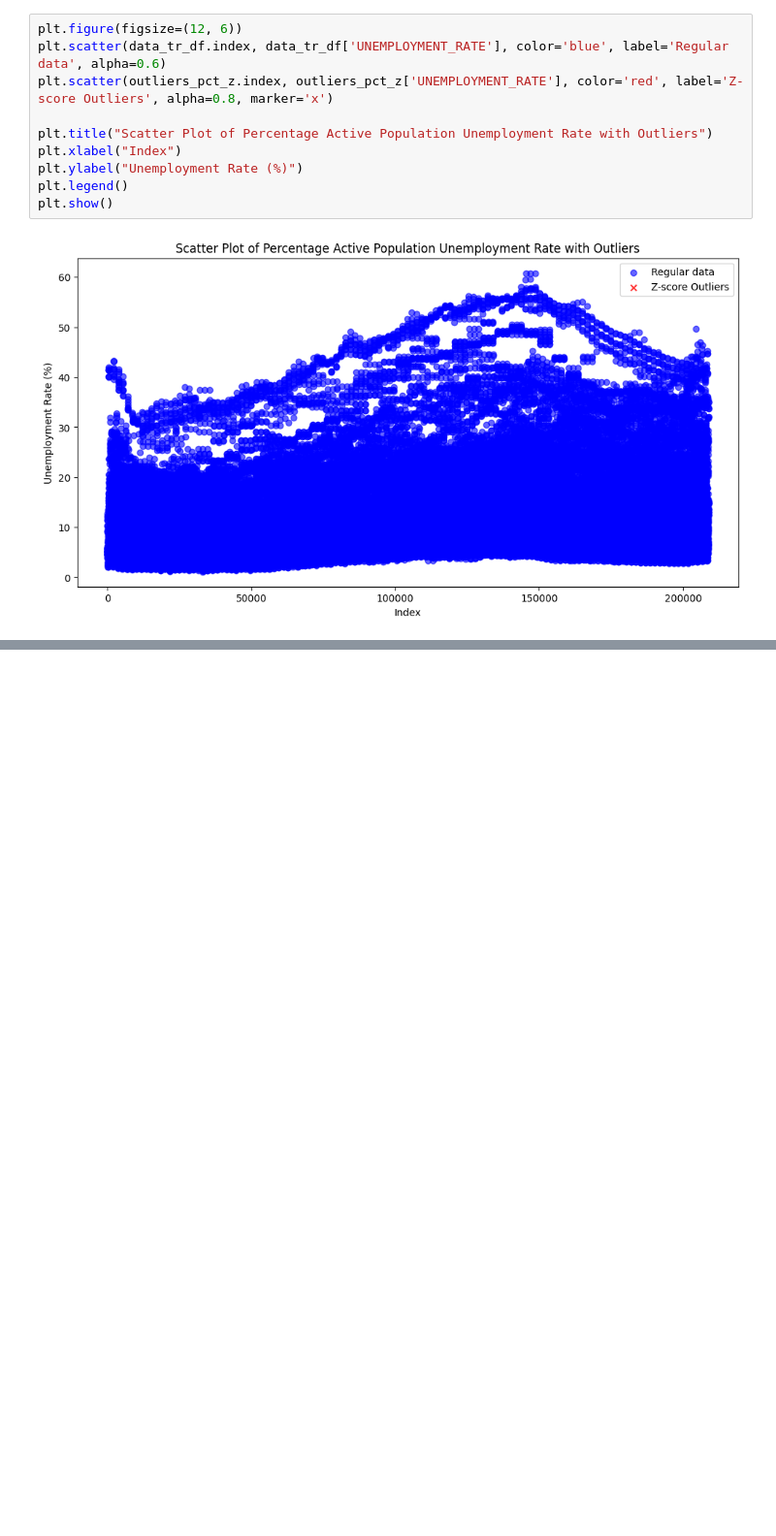
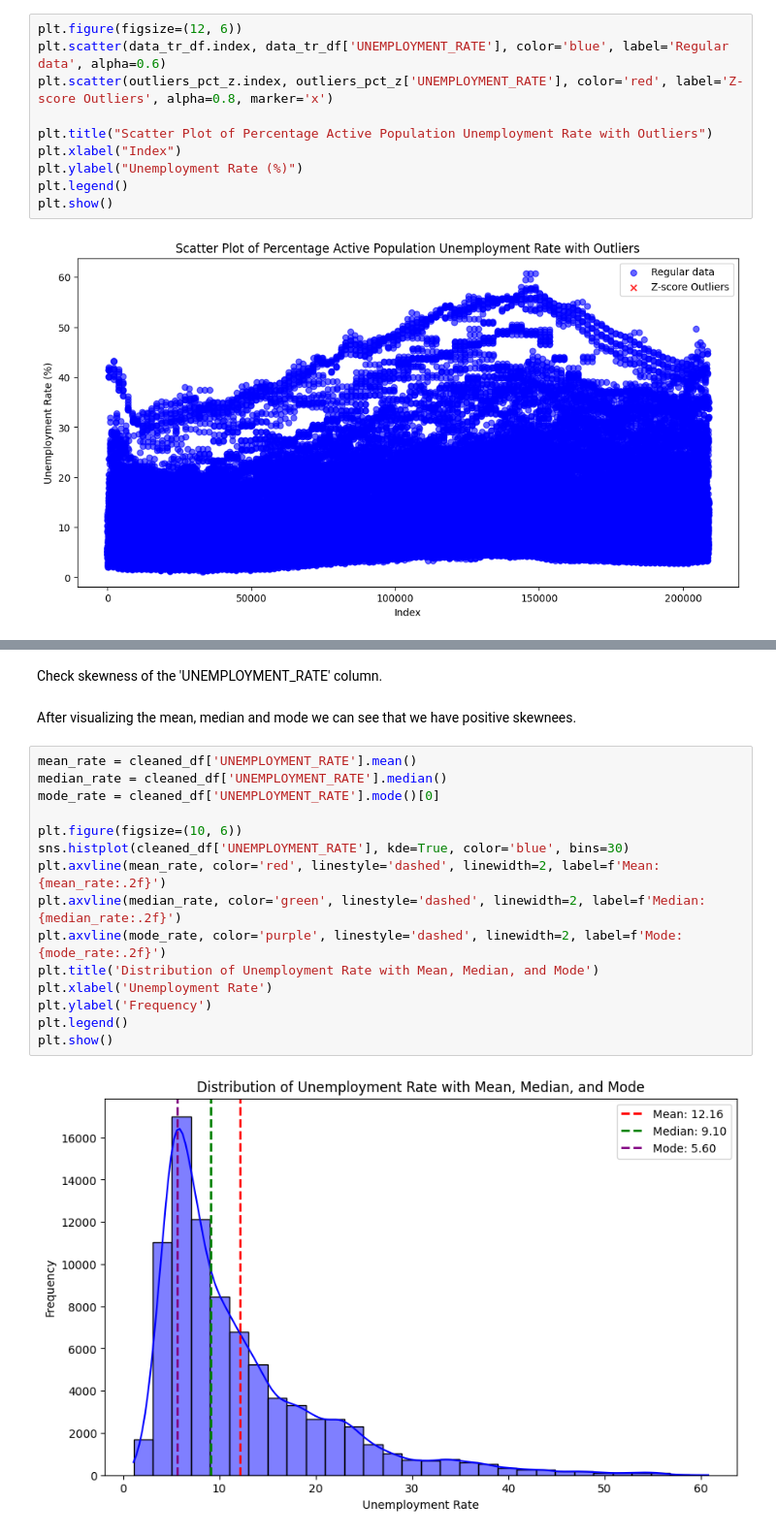
Before and after one commit to valzagrainca/Analysis-of-unemployment-in-EU-countries, a Jupyter notebook: unemployment.ipynb, the cells around one changed output, grey strips where cells are left out. Shown at 97% size. Cells and saved outputs as stored; diff of their text form; blank space fills up the shorter version.

```diff
--- a/unemployment.ipynb
+++ b/unemployment.ipynb
@@ -449,0 +446,21 @@ plt.show()
+# %% [markdown]
+Check skewness of the 'UNEMPLOYMENT_RATE' column.
+# %% [markdown]
+After visualizing the mean, median and mode we can see that we have positive skewnees.
+# %%
+mean_rate = cleaned_df['UNEMPLOYMENT_RATE'].mean()
+median_rate = cleaned_df['UNEMPLOYMENT_RATE'].median()
+mode_rate = cleaned_df['UNEMPLOYMENT_RATE'].mode()[0]
+
+plt.figure(figsize=(10, 6))
+sns.histplot(cleaned_df['UNEMPLOYMENT_RATE'], kde=True, color='blue', bins=30)
+plt.axvline(mean_rate, color='red', linestyle='dashed', linewidth=2, label=f'Mean: {mean_rate:.2f}')
+plt.axvline(median_rate, color='green', linestyle='dashed', linewidth=2, label=f'Median: {median_rate:.2f}')
+plt.axvline(mode_rate, color='purple', linestyle='dashed', linewidth=2, label=f'Mode: {mode_rate:.2f}')
+plt.title('Distribution of Unemployment Rate with Mean, Median, and Mode')
+plt.xlabel('Unemployment Rate')
+plt.ylabel('Frequency')
+plt.legend()
+plt.show()
+# %% [output]
+[figure, added]
```
Also changed, not shown: parts of 13 cells of this notebook.
